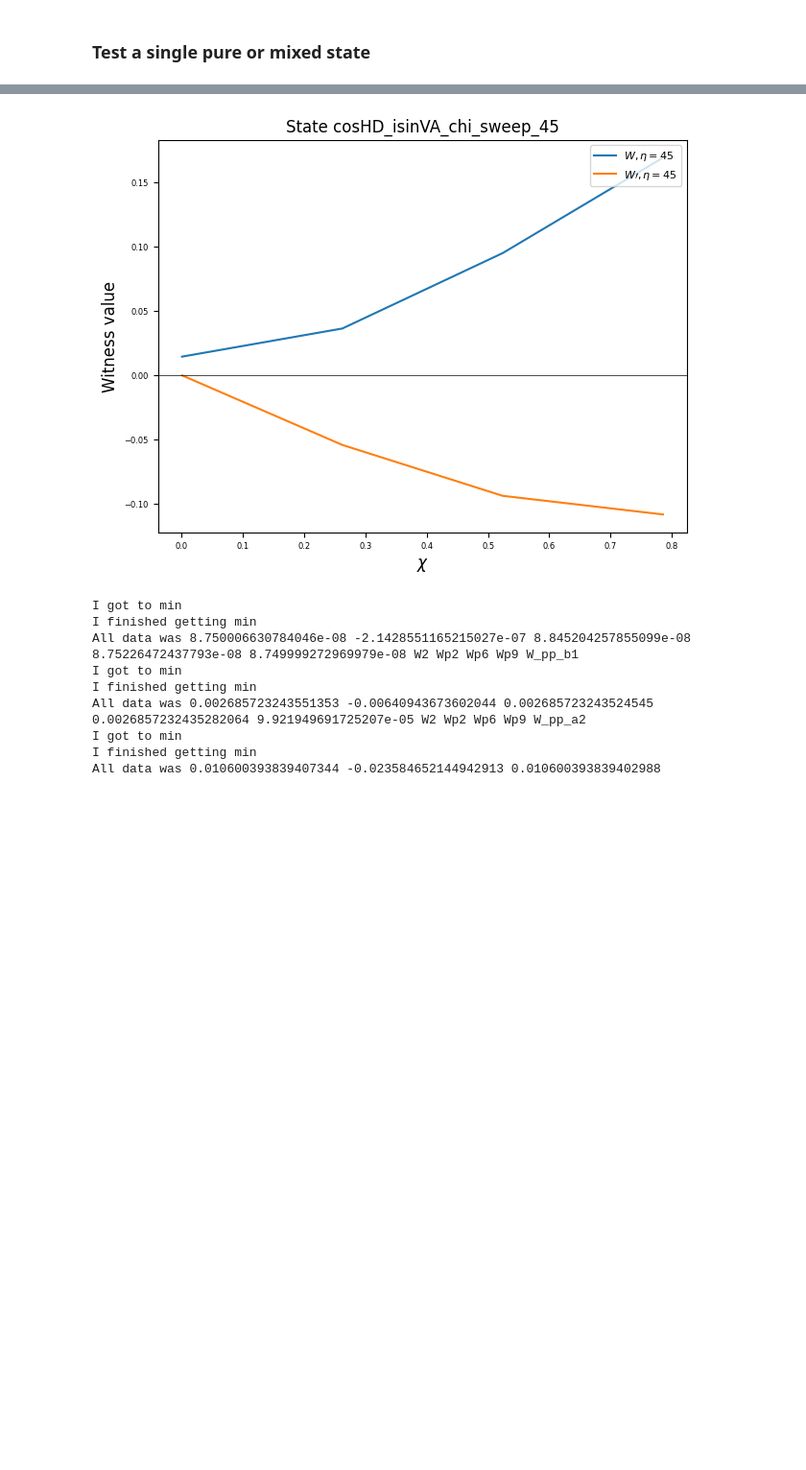
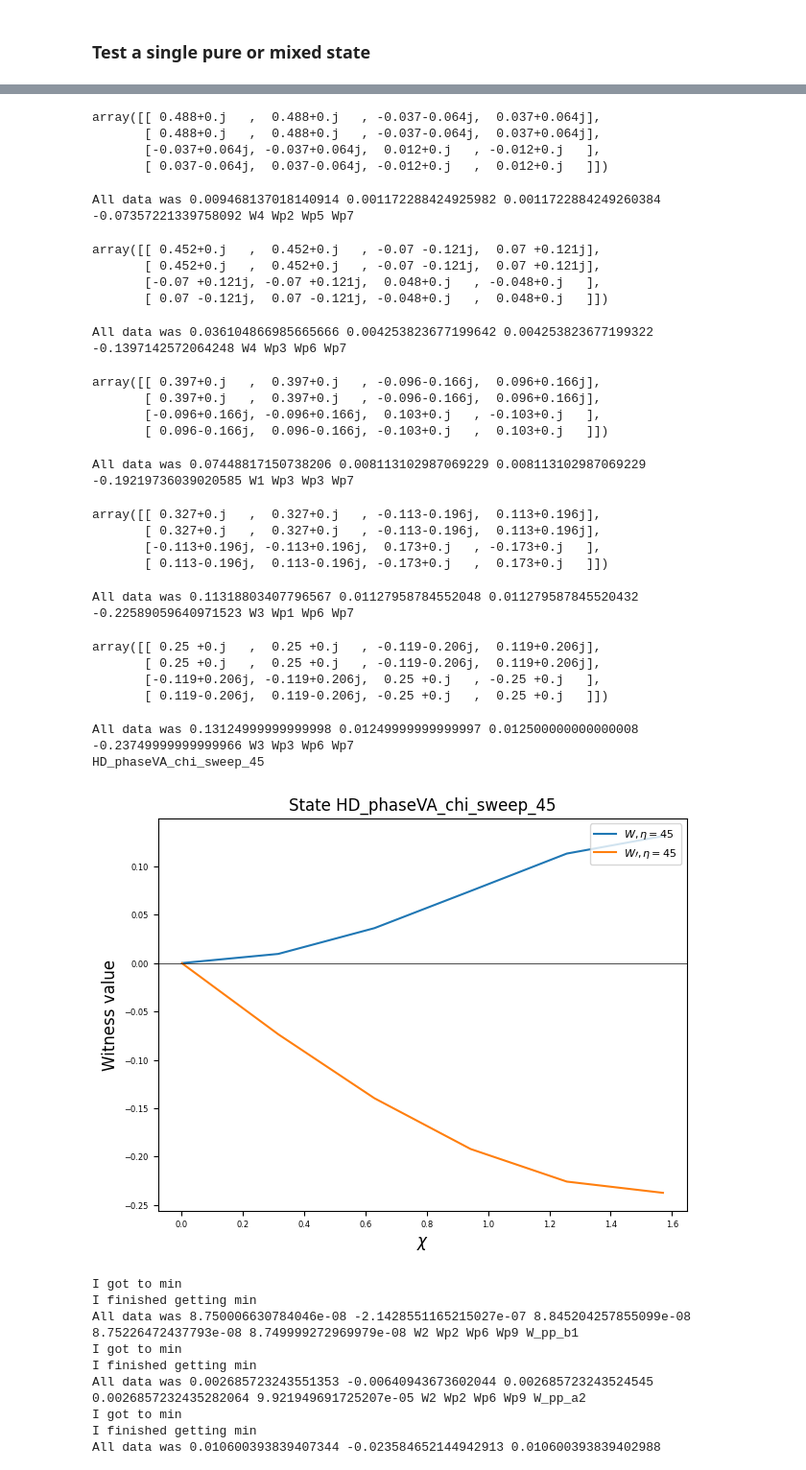
Before and after one commit to Lynn-Quantum-Optics/Summer-2024, a Jupyter notebook: lev/finding_states/any_state_gen.ipynb, the cells around one changed output, grey strips where cells are left out. Shown at 96% size. Drawn from its saved outputs; the diff is of its cells as text; code cells hidden in the pictures; blank space fills up the shorter version.

```diff
--- a/lev/finding_states/any_state_gen.ipynb
+++ b/lev/finding_states/any_state_gen.ipynb
@@ -117,17 +117,33 @@ def get_theo_rho(state, eta, chi):
     if state == 'HA_iVD':
         phi = (1 + np.exp(1j*chi))/2 * np.kron(H,A) + 1j*(1 - np.exp(1j*chi))/2 * np.kron(V,D)
 
-    if state == 'cosHD_isinVA':
-        phi = np.cos(chi) * np.kron(H,D) + np.exp(3j*np.pi/5)*np.sin(chi)*np.kron(V, A)
+    if state == 'HR_minVL':
+        phi = (1 + np.exp(1j*chi))/2 * np.kron(H,R) + 1j*(1 - np.exp(1j*chi))/2 * np.kron(V,L)
 
     if state == 'cosHD_sinVA':
         phi = np.cos(chi) * np.kron(H,D) + np.sin(chi)*np.kron(V, A)
+
+    if state == 'cosHR_minussinVL':
+        phi = np.cos(chi/2) * np.kron(H, R) - np.sin(chi/2) * np.kron(V,L)
+
+    if state == 'testof_hrivl_expt_match':
+        phi = np.cos(chi/2) * np.kron(H,R) + np.exp(1j* 2*np.pi/3)*np.sin(chi/2) * np.kron(V, L)
+
+    if state == 'testof_hdiva_expt_match':
+        phi = np.cos(chi/2) * np.kron(H,D) + np.exp(1j* 2*np.pi/3)*np.sin(chi/2) * np.kron(V, A)
+
 
     if state == 'HD':
         phi = np.kron(H, D)
 
     if state == 'VA':
         phi = np.kron(V, A)
+
+    if state == 'HR':
+        phi = np.kron(H,R)
+
+    if state == 'VL':
+        phi = np.kron(V,L)
 
     # create rho and return it
     rho = phi @ phi.conj().T
@@ -150,6 +166,10 @@ def generate_state(state_list, state_prob, eta_chi):
     individual_rhos = []
     for i, state in enumerate(state_list):
         individual_rhos.append(state_prob[i] * get_theo_rho(state, *eta_chi))
+
+    # this is an addition to check a mixed state of cos(x/2) HR + sin(x/2) VL and HL/VR individually.
+    individual_rhos.append((1-state_prob[0]) * (np.cos(eta_chi[1] / 2))**2 * get_theo_rho('HD', *eta_chi))
+    individual_rhos.append((1-state_prob[0]) * (np.sin(eta_chi[1] / 2))**2 * get_theo_rho('VA', *eta_chi))
     # sum all matrices in individual rhos
     rho = np.sum(individual_rhos, axis = 0)
 
@@ -295,14 +315,13 @@ def plot_all(name, etas, chis = [], eta_sweep=False):
 # %% [markdown]
 ### Test a single pure or mixed state
 # %%
-num_chis = 4 # number of chi points to take
+num_chis = 6 # number of chi points to take
 num_etas = 1  # the number of etas you choose below
 etas = [np.pi/4] # [np.pi/12, np.pi/6, np.pi/4 , np.pi/3]
-chis = np.linspace(0.001, np.pi/4, num_chis)
-#chis = [np.pi/10] # testing 18 deg
-file_name = 'cosHD_isinVA_chi_sweep' # choose descriptively based on names list #_mix_HD,
-names = ['cosHD_isinVA', 'HD', 'VA'] #, 'HD', 'VA'
-probs = [0.7, 0.3*(np.cos(np.pi/10))**2, 0.3*(np.sin(np.pi/10))**2] # single value list of 1 if creating a pure state #, 0.2*(np.cos(np.pi/10))**2, 0.2*(np.sin(np.pi/10))**2
+chis = np.linspace(0.001, np.pi/2, num_chis)
+file_name = 'HD_phaseVA_chi_sweep' # choose descriptively based on names list #_mix_HD,
+names = ['testof_hdiva_expt_match'] #, 'HD', 'VA'
+probs = [0.95] # single value list of 1 if creating a pure state #, 0.2*(np.cos(np.pi/10))**2, 0.2*(np.sin(np.pi/10))**2
 eta_sweep = False # Are you sweeping over eta or chi? False if chi.
 plot = True
 
@@ -337,6 +356,7 @@ for i, rhos_per_eta in enumerate(rho_actuals):
         # Add in to get which W was minimum: W_min_name, Wp1_min_name, Wp2_min_name, Wp3_min_name, W_param, Wp1_param, Wp2_param, Wp3_param,  verbose = True
         e = etas[i]
         c = chis[j]
+        display(np.round(rho,3))
         WM, WP1, WP2, WP3, W_min_name, Wp1_min_name, Wp2_min_name, Wp3_min_name, W_param, Wp1_param, Wp2_param, Wp3_param = analyze_rho(rho, verbose = True)
         min_wp = min(WP1, WP2, WP3)
         #print('My Ws were:', WM, min_wp, 'at eta and chi:', e, c)
@@ -367,4 +387,30 @@ cosHD_isinVA_chi_sweep_45
+array([[ 0.488+0.j   ,  0.488+0.j   , -0.037-0.064j,  0.037+0.064j],
+       [ 0.488+0.j   ,  0.488+0.j   , -0.037-0.064j,  0.037+0.064j],
+       [-0.037+0.064j, -0.037+0.064j,  0.012+0.j   , -0.012+0.j   ],
+       [ 0.037-0.064j,  0.037-0.064j, -0.012+0.j   ,  0.012+0.j   ]])
+All data was 0.009468137018140914 0.001172288424925982 0.0011722884249260384 -0.07357221339758092 W4 Wp2 Wp5 Wp7
+array([[ 0.452+0.j   ,  0.452+0.j   , -0.07 -0.121j,  0.07 +0.121j],
+       [ 0.452+0.j   ,  0.452+0.j   , -0.07 -0.121j,  0.07 +0.121j],
+       [-0.07 +0.121j, -0.07 +0.121j,  0.048+0.j   , -0.048+0.j   ],
+       [ 0.07 -0.121j,  0.07 -0.121j, -0.048+0.j   ,  0.048+0.j   ]])
+All data was 0.036104866985665666 0.004253823677199642 0.004253823677199322 -0.1397142572064248 W4 Wp3 Wp6 Wp7
+array([[ 0.397+0.j   ,  0.397+0.j   , -0.096-0.166j,  0.096+0.166j],
+       [ 0.397+0.j   ,  0.397+0.j   , -0.096-0.166j,  0.096+0.166j],
+       [-0.096+0.166j, -0.096+0.166j,  0.103+0.j   , -0.103+0.j   ],
+       [ 0.096-0.166j,  0.096-0.166j, -0.103+0.j   ,  0.103+0.j   ]])
+All data was 0.07448817150738206 0.008113102987069229 0.008113102987069229 -0.19219736039020585 W1 Wp3 Wp3 Wp7
+array([[ 0.327+0.j   ,  0.327+0.j   , -0.113-0.196j,  0.113+0.196j],
+       [ 0.327+0.j   ,  0.327+0.j   , -0.113-0.196j,  0.113+0.196j],
+       [-0.113+0.196j, -0.113+0.196j,  0.173+0.j   , -0.173+0.j   ],
+       [ 0.113-0.196j,  0.113-0.196j, -0.173+0.j   ,  0.173+0.j   ]])
+All data was 0.11318803407796567 0.01127958784552048 0.011279587845520432 -0.22589059640971523 W3 Wp1 Wp6 Wp7
+array([[ 0.25 +0.j   ,  0.25 +0.j   , -0.119-0.206j,  0.119+0.206j],
+       [ 0.25 +0.j   ,  0.25 +0.j   , -0.119-0.206j,  0.119+0.206j],
+       [-0.119+0.206j, -0.119+0.206j,  0.25 +0.j   , -0.25 +0.j   ],
+       [ 0.119-0.206j,  0.119-0.206j, -0.25 +0.j   ,  0.25 +0.j   ]])
+All data was 0.13124999999999998 0.01249999999999997 0.012500000000000008 -0.23749999999999966 W3 Wp3 Wp6 Wp7
+HD_phaseVA_chi_sweep_45
-[figure, old version]
+[figure, new version]
 # %%
 ## Testing W prime prime functionality
 
```
Also changed, not shown: parts of 1 cell of this notebook, 30 other files.
